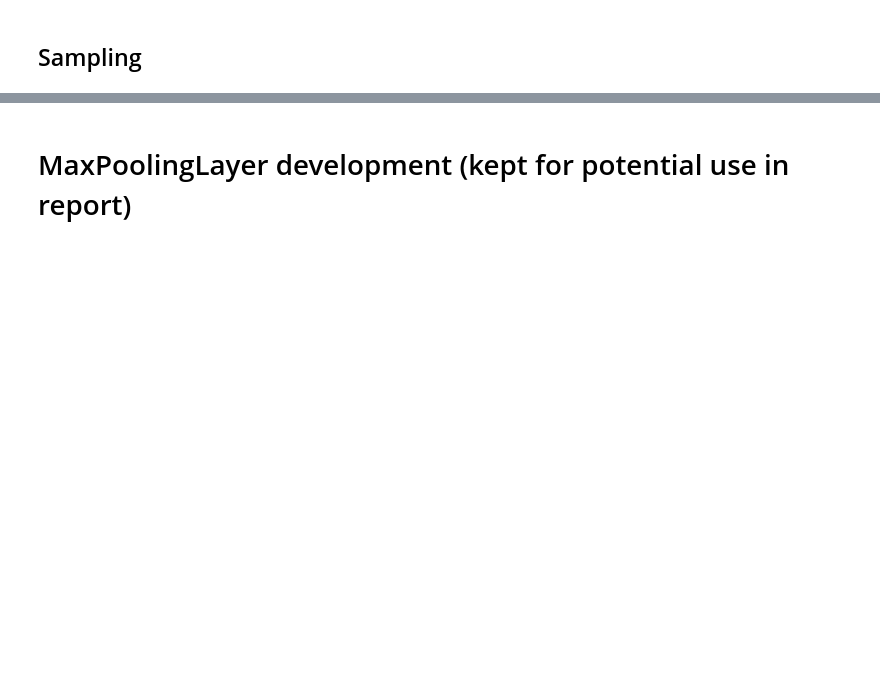
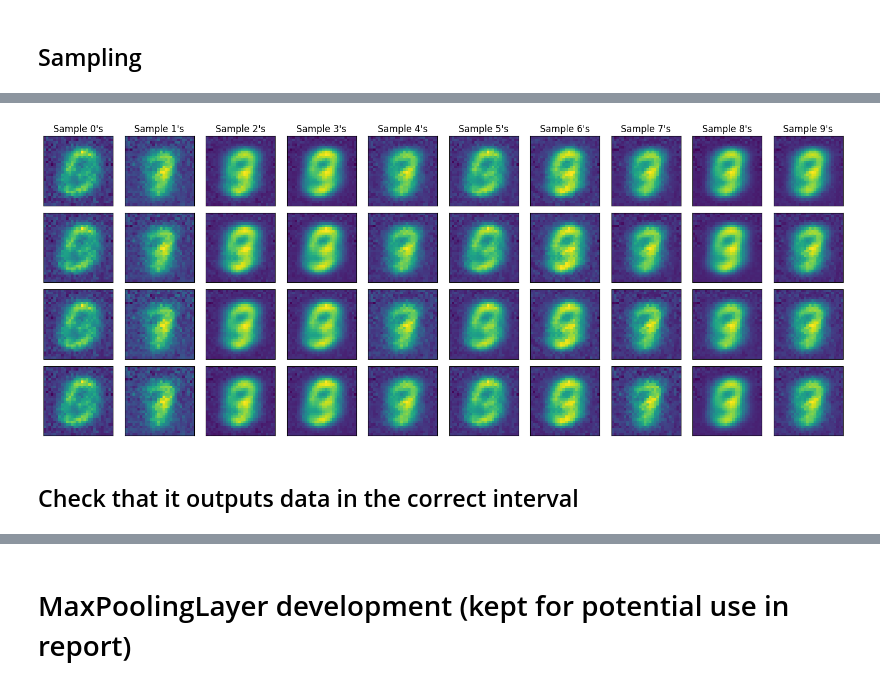
Before and after one commit to xiaoxiae/SurVAE-replication, a Jupyter notebook: maxpooling.ipynb, the cells around one changed output, grey strips where cells are left out. Drawn from its saved outputs; the diff is of its cells as text; code cells hidden in the pictures; blank space fills up the shorter version.

```diff
--- a/maxpooling.ipynb
+++ b/maxpooling.ipynb
@@ -145,7 +175,7 @@ plot_learned_distribution(Z, "Learned distribution of MNIST model", plotsize=1.4
 # %% [markdown]
 ## Sampling
 # %%
-ncols = 5
+ncols = 10
 nrows = 4
 plotsize = 1.5
 # %%
@@ -156,19 +191,22 @@ X_hat = sv_maxpool.sample(len(y), y).view(nrows, ncols, 28, 28).cpu()
 # %%
 # manually specify the standard deviation for the samples
-_sigma = 0.5
-
-Z_hat = torch.normal(0, _sigma, size=(ncols * nrows, 9), device=DEVICE)
+Z_hat = torch.normal(0, sigma, size=(ncols * nrows, 9), device=DEVICE)
 with torch.no_grad():
     X_hat = sv_maxpool.backward(Z_hat, y).view(nrows, ncols, 28, 28).cpu()
 # %%
 fig, ax = plt.subplots(nrows, ncols, figsize=(plotsize * ncols, plotsize * nrows))
 
-for i in range(nrows):
-    for j in range(ncols):
+for j in range(ncols):
+    ax[0, j].set_title(f"Sample {j}'s")
+    for i in range(nrows):
         _ax = ax[i, j]
         _ax.imshow(X_hat[i, j])
         _ax.set_xticks([])
         _ax.set_yticks([])
 
 plt.tight_layout()
 plt.show()
+# %% [output]
+[figure, added]
+# %% [markdown]
+## Check that it outputs data in the correct interval
```
Also changed, not shown: parts of 12 cells of this notebook, 7 other files.
